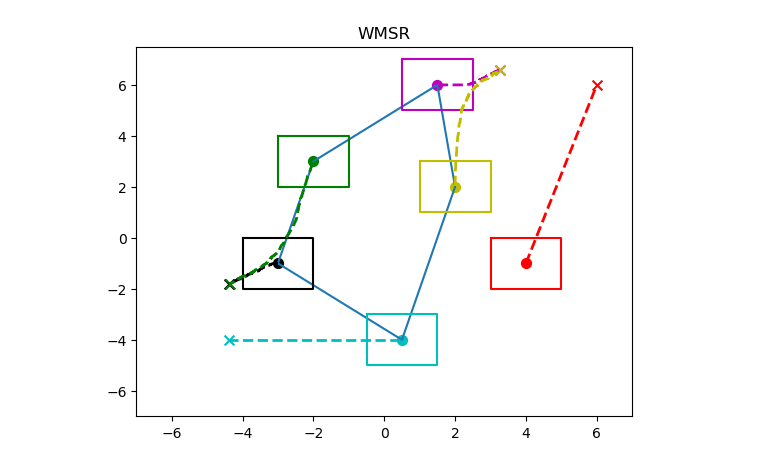
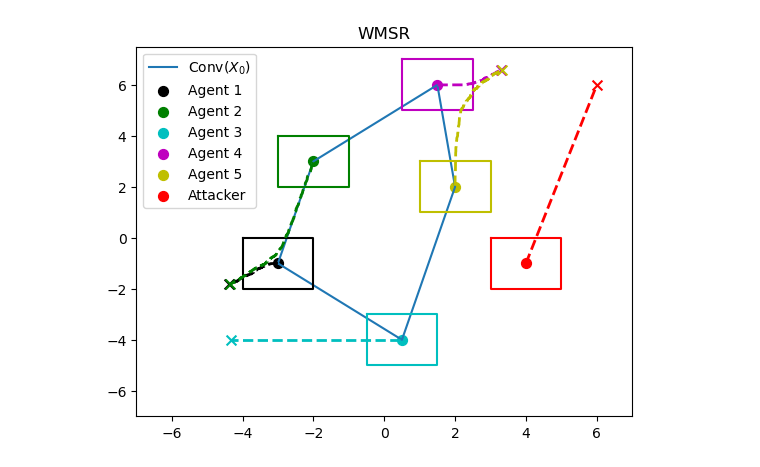
Before and after one commit to ChrisAshtonLee/ImprecisePoints, a Jupyter notebook: CPIH_2.ipynb, the cells around one changed output. Saved outputs shown, nothing was run; the diff lists cells and outputs as text; code cells hidden in the pictures.

```diff
--- a/CPIH_2.ipynb
+++ b/CPIH_2.ipynb
@@ -324,33 +379,33 @@ while not empty:
             temp = np.linalg.norm(X[i]-X[j]);
             if temp> maxdist[0][step]:
                 maxdist[0][step] = temp;
     step +=1;
 
 for i in range(6):
     xplot = ExtractX(Xhist,i);
     yplot = ExtractY(Xhist,i);
     endn = len(xplot);
     ax.plot(xplot,yplot,c = colors[i],linestyle='dashed',linewidth= 2);
     ax.scatter(xplot[endn-1],yplot[endn-1],c = colors[i], marker='x',s=50);
 ax.set_xlim(-7,7);
 ax.set_ylim(-7,7.5);
 # i = 0;
 # for axis in axlist:
 #     axis.set_xlim(-7,7);
 #     axis.set_ylim(-7,7);
 #     leg=axis.legend();
 #     axis.set_title('DB-CPIH, t = '+str(snapshot[i]));
 #     i= i+1;
-#leg = ax.legend();
+leg = ax.legend();
 plt.title('WMSR');
 plt.savefig("WMSR_trajectories.jpg")
 #plt.savefig("WMSR_trajectories.fig")
 #ax.scatter(minimalhull[0],minimalhull[1]);
 # i = 0;
 # for f in figlist:
 #     display(f);
 #     f.savefig("DB-CPIH_Snapshot"+str(i)+".jpg")
 #     i = i+1
 # %% [output]
-[figure, old version]
+[figure, new version]
 # %%
```
Also changed, not shown: parts of 5 cells of this notebook.
